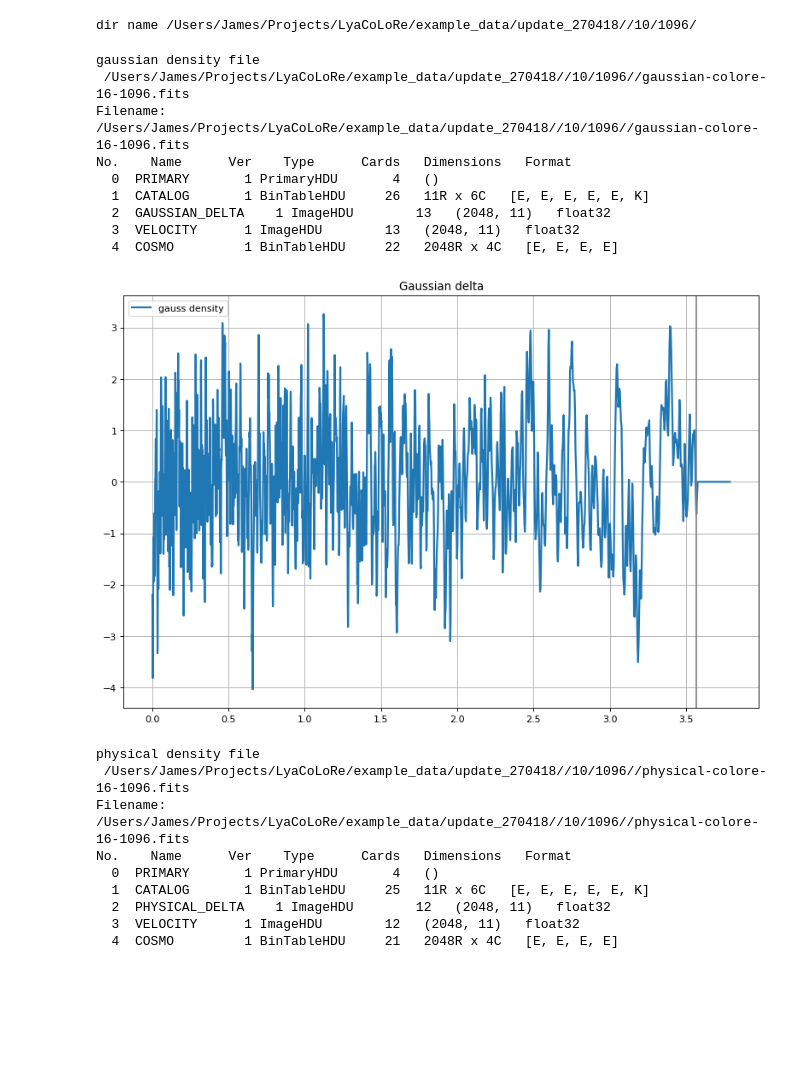
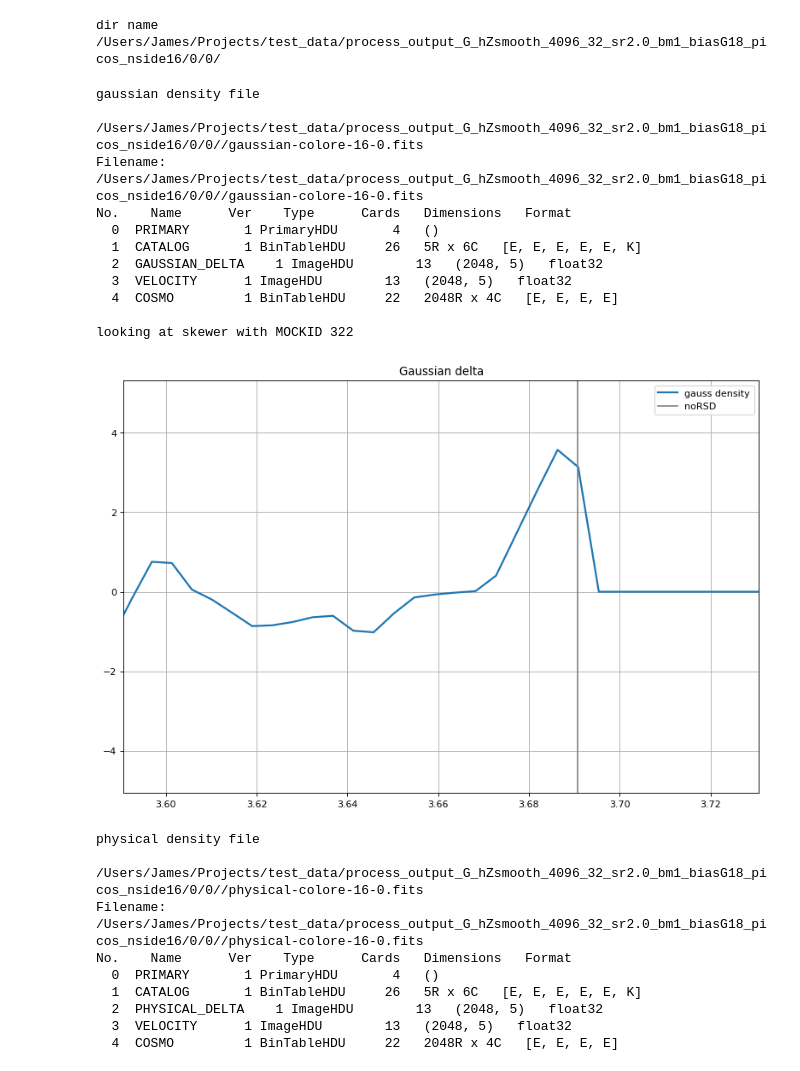
Before and after one commit to igmhub/LyaCoLoRe, a Jupyter notebook: example_scripts/plot_processed_files.ipynb, the cells around one changed output. Cells and saved outputs as stored; diff of their text form; code cells hidden in the pictures; blank space fills up the shorter version.

```diff
--- a/example_scripts/plot_processed_files.ipynb
+++ b/example_scripts/plot_processed_files.ipynb
@@ -7,16 +7,16 @@ lya = 1215.67
 # %%
 # main folder where the processed files are
 nside = 16
-#basedir = '/Users/James/Projects/test_data/process_output_G_hZ_4096_32_sr2.0_bm1_nside{}/'.format(nside)
-basedir = '/Users/James/Projects/LyaCoLoRe/example_data/update_270418/'
+basedir = '/Users/James/Projects/test_data/process_output_G_hZsmooth_4096_32_sr2.0_bm1_biasG18_picos_nside{}'.format(nside)
+#basedir = '/Users/James/Projects/LyaCoLoRe/example_data/update_080518/'
 # %%
-pix = 1096
+pix = 0
 pix_100 = int(pix/100)
 dirname = basedir+'/'+str(pix_100)+'/'+str(pix)+'/'
 suffix = str(nside)+'-'+str(pix)+'.fits'
 print('dir name',dirname)
 # %% [output]
-dir name /Users/James/Projects/LyaCoLoRe/example_data/update_270418//10/1096/
+dir name /Users/James/Projects/test_data/process_output_G_hZsmooth_4096_32_sr2.0_bm1_biasG18_picos_nside16/0/0/
 # %%
 # find QSO with highest z
 gauss_dens_file = dirname+'/gaussian-colore-'+suffix
@@ -31,27 +32,34 @@ gauss_dens_hdu.info()
 zq = gauss_dens_hdu[1].data['Z_COSMO']
 gauss_dens = gauss_dens_hdu[2].data
 gauss_dens_zs = gauss_dens_hdu[4].data['Z']
+
+MOCKID = gauss_dens_hdu[1].data['MOCKID'][iskewer]
+print('\nlooking at skewer with MOCKID',MOCKID)
+
 gauss_dens_hdu.close()
 # %% [output]
 gaussian density file
- /Users/James/Projects/LyaCoLoRe/example_data/update_270418//10/1096//gaussian-colore-16-1096.fits
-Filename: /Users/James/Projects/LyaCoLoRe/example_data/update_270418//10/1096//gaussian-colore-16-1096.fits
+ /Users/James/Projects/test_data/process_output_G_hZsmooth_4096_32_sr2.0_bm1_biasG18_picos_nside16/0/0//gaussian-colore-16-0.fits
+Filename: /Users/James/Projects/test_data/process_output_G_hZsmooth_4096_32_sr2.0_bm1_biasG18_picos_nside16/0/0//gaussian-colore-16-0.fits
 No.    Name      Ver    Type      Cards   Dimensions   Format
   0  PRIMARY       1 PrimaryHDU       4   ()
-  1  CATALOG       1 BinTableHDU     26   11R x 6C   [E, E, E, E, E, K]
-  2  GAUSSIAN_DELTA    1 ImageHDU        13   (2048, 11)   float32
-  3  VELOCITY      1 ImageHDU        13   (2048, 11)   float32
+  1  CATALOG       1 BinTableHDU     26   5R x 6C   [E, E, E, E, E, K]
+  2  GAUSSIAN_DELTA    1 ImageHDU        13   (2048, 5)   float32
+  3  VELOCITY      1 ImageHDU        13   (2048, 5)   float32
   4  COSMO         1 BinTableHDU     22   2048R x 4C   [E, E, E, E]
+
+looking at skewer with MOCKID 322
 # %%
 plt.figure(figsize=(12, 8), dpi= 80, facecolor='w', edgecolor='k')
 plt.plot(gauss_dens_zs,gauss_dens[iskewer],lw=2,label='gauss density')
-plt.axvline(x=zq[iskewer],c=(0.5,0.5,0.5))
+plt.axvline(x=zq[iskewer],c=(0.5,0.5,0.5),label='noRSD')
+plt.xlim(zq[iskewer]-0.1,zq[iskewer]+0.04)
 plt.title('Gaussian delta')
 plt.legend()
 plt.grid()
 plt.show()
 # %% [output]
-[figure, old version]
+[figure, new version]
 # %%
 # physical colore
 phys_dens_file = dirname+'/physical-colore-'+suffix
@@ -63,14 +71,14 @@ phys_dens_zs = phys_dens_hdu[4].data['Z']
 phys_dens_hdu.close()
 # %% [output]
 physical density file
- /Users/James/Projects/LyaCoLoRe/example_data/update_270418//10/1096//physical-colore-16-1096.fits
-Filename: /Users/James/Projects/LyaCoLoRe/example_data/update_270418//10/1096//physical-colore-16-1096.fits
+ /Users/James/Projects/test_data/process_output_G_hZsmooth_4096_32_sr2.0_bm1_biasG18_picos_nside16/0/0//physical-colore-16-0.fits
+Filename: /Users/James/Projects/test_data/process_output_G_hZsmooth_4096_32_sr2.0_bm1_biasG18_picos_nside16/0/0//physical-colore-16-0.fits
 No.    Name      Ver    Type      Cards   Dimensions   Format
   0  PRIMARY       1 PrimaryHDU       4   ()
-  1  CATALOG       1 BinTableHDU     25   11R x 6C   [E, E, E, E, E, K]
-  2  PHYSICAL_DELTA    1 ImageHDU        12   (2048, 11)   float32
-  3  VELOCITY      1 ImageHDU        12   (2048, 11)   float32
-  4  COSMO         1 BinTableHDU     21   2048R x 4C   [E, E, E, E]
+  1  CATALOG       1 BinTableHDU     26   5R x 6C   [E, E, E, E, E, K]
+  2  PHYSICAL_DELTA    1 ImageHDU        13   (2048, 5)   float32
+  3  VELOCITY      1 ImageHDU        13   (2048, 5)   float32
+  4  COSMO         1 BinTableHDU     22   2048R x 4C   [E, E, E, E]
 # %%
 plt.figure(figsize=(12, 8), dpi= 80, facecolor='w', edgecolor='k')
 plt.plot(phys_dens_zs,phys_dens[iskewer],lw=2,label='physical density')
```
Also changed, not shown: parts of 15 cells of this notebook, 2 other files.
